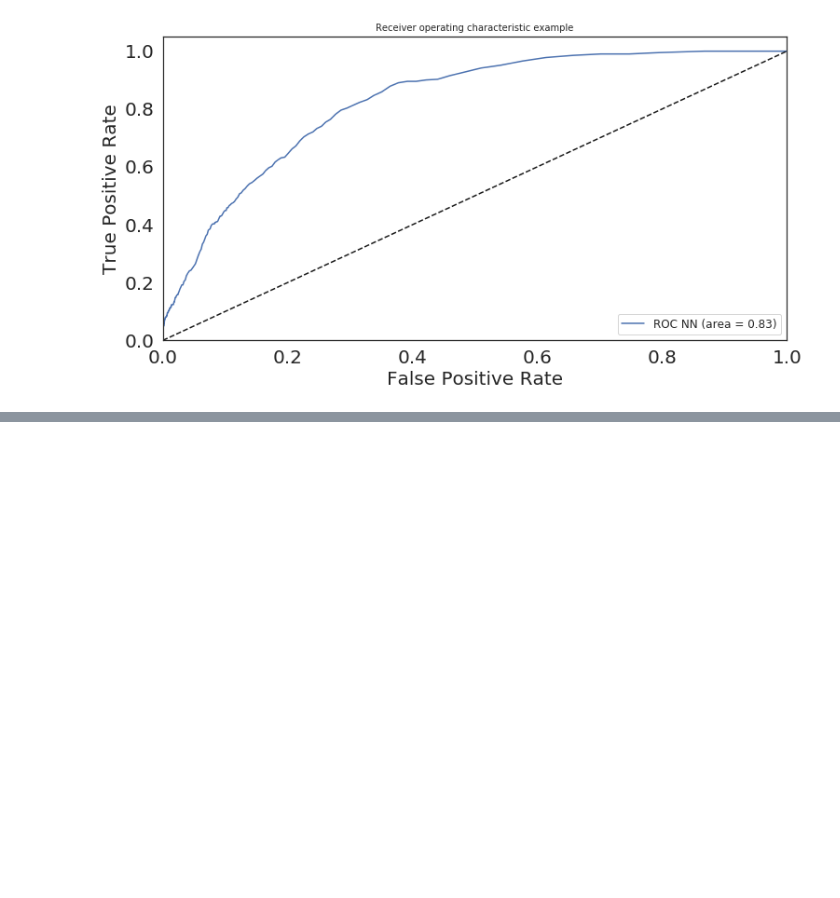
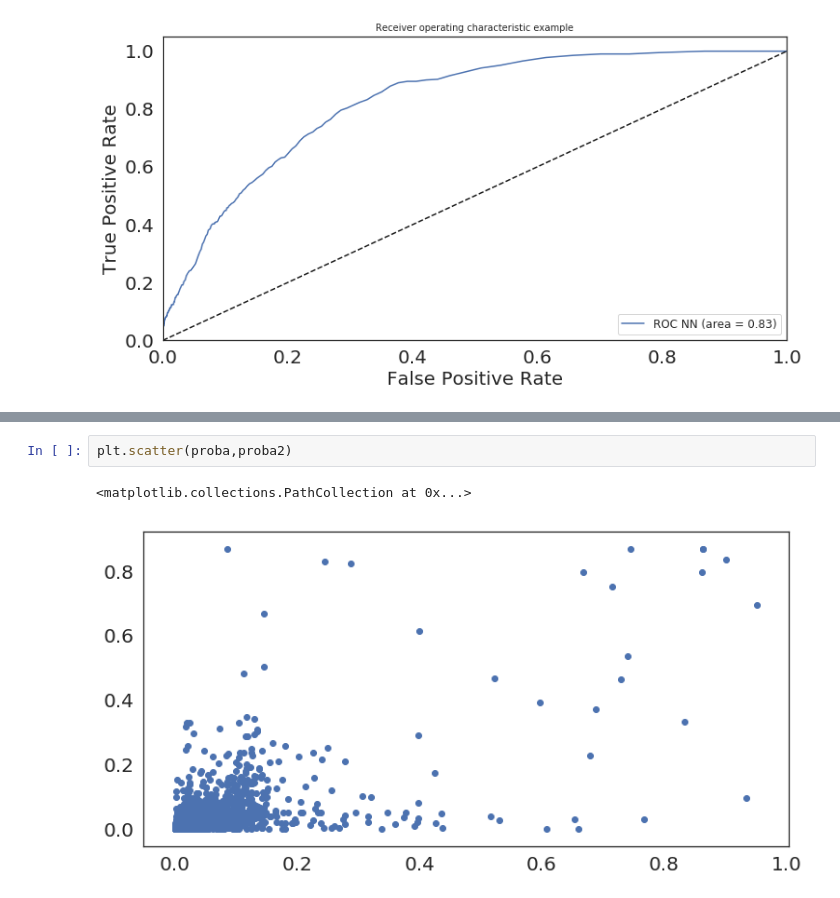
Before and after one commit to abraham314/glmcrd, a Jupyter notebook: mlp-Copy1.ipynb, the cells around one changed output, grey strips where cells are left out. Saved outputs shown, nothing was run; the diff lists cells and outputs as text; blank space fills up the shorter version.

```diff
--- a/mlp-Copy1.ipynb
+++ b/mlp-Copy1.ipynb
@@ -200,0 +265,5 @@ Text(0.5,1,'Receiver operating characteristic example')
+# %%
+plt.scatter(proba,proba2)
+# %% [output]
+<matplotlib.collections.PathCollection at 0x...>
+[figure, added]
```
Also changed, not shown: parts of 11 cells of this notebook.
